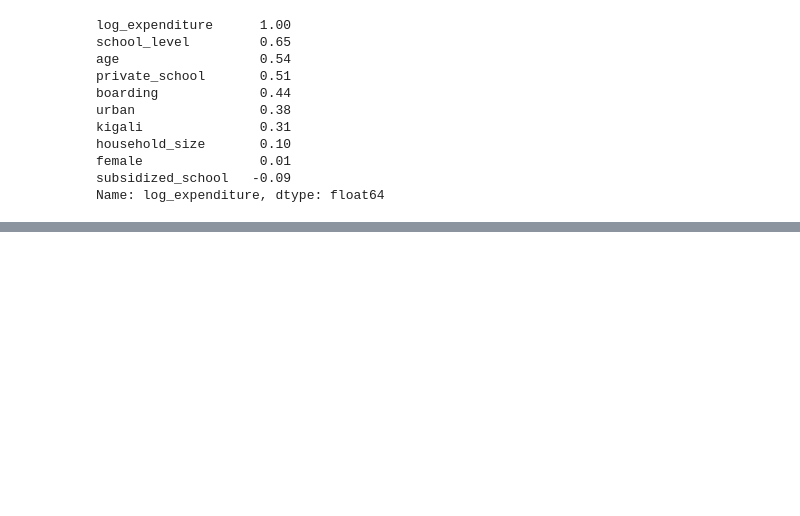
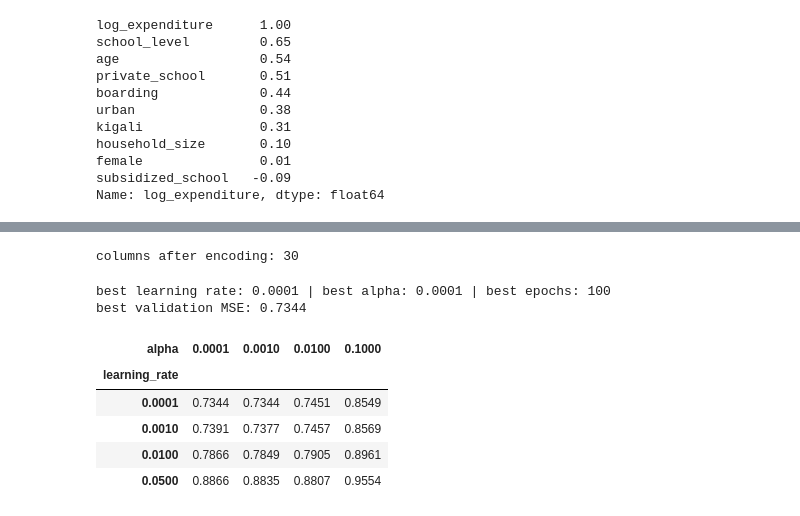
Before and after one commit to BonaneNIYIGENA/linear_regression_model, a Jupyter notebook: summative/linear_regression/multivariate.ipynb, the cells around one changed output, grey strips where cells are left out. Drawn from its saved outputs; the diff is of its cells as text; code cells hidden in the pictures; blank space fills up the shorter version.

```diff
--- a/summative/linear_regression/multivariate.ipynb
+++ b/summative/linear_regression/multivariate.ipynb
@@ -161,0 +199,72 @@ Name: log_expenditure, dtype: float64
+# %%
+from sklearn.compose import ColumnTransformer
+from sklearn.pipeline import Pipeline
+from sklearn.impute import SimpleImputer
+from sklearn.preprocessing import StandardScaler, OneHotEncoder
+
+# categories: fill the missing payer with the most common answer, then one 0/1 column per category
+categories = Pipeline([
+    ("fill", SimpleImputer(strategy="most_frequent")),
+    ("one_hot", OneHotEncoder(handle_unknown="ignore", sparse_output=False)),
+])
+# only the numeric columns are standardized; the 0/1 columns stay 0/1
+preprocessor = ColumnTransformer([
+    ("numbers", StandardScaler(), NUMERIC),
+    ("categories", categories, CATEGORICAL),
+])
+
+x_train_s = preprocessor.fit_transform(x_train)   # learns means, stds and categories from train only
+x_test_s = preprocessor.transform(x_test)
+print("columns after encoding:", x_train_s.shape[1])
+# %% [output]
+columns after encoding: 30
+# %%
+from sklearn.linear_model import SGDRegressor
+from sklearn.metrics import mean_squared_error
+
+# a validation set is cut from the training set, so tuning never looks at the test set
+x_tr, x_val, y_tr, y_val = split_by_household(x_train, y_train, model_data.loc[x_train.index, "hhid"])
+x_tr_s = preprocessor.transform(x_tr)
+x_val_s = preprocessor.transform(x_val)
+
+
+def train_sgd(learning_rate, alpha, epochs, x_a, y_a, x_b, y_b):
+    # one partial_fit call = one epoch; the MSE on both sets is stored after every epoch
+    model = SGDRegressor(learning_rate="constant", eta0=learning_rate, alpha=alpha, random_state=RANDOM_STATE)
+    losses_a, losses_b = [], []
+    for epoch in range(epochs):
+        model.partial_fit(x_a, y_a)
+        losses_a.append(mean_squared_error(y_a, model.predict(x_a)))
+        losses_b.append(mean_squared_error(y_b, model.predict(x_b)))
+    return model, losses_a, losses_b
+# %%
+LEARNING_RATES = [0.0001, 0.001, 0.01, 0.05]
+ALPHAS = [0.0001, 0.001, 0.01, 0.1]
+CHECKPOINTS = [10, 50, 100]
+
+rows = []
+for learning_rate in LEARNING_RATES:
+    for alpha in ALPHAS:
+        _, _, val_losses = train_sgd(learning_rate, alpha, 100, x_tr_s, y_tr, x_val_s, y_val)
+        for epochs in CHECKPOINTS:
+            rows.append({"learning_rate": learning_rate, "alpha": alpha, "epochs": epochs,
+                         "validation_mse": val_losses[epochs - 1]})
+
+tuning = pd.DataFrame(rows)
+best = tuning.loc[tuning["validation_mse"].idxmin()]
+BEST_LR, BEST_ALPHA, BEST_EPOCHS = best["learning_rate"], best["alpha"], int(best["epochs"])
+print("best learning rate:", BEST_LR, "| best alpha:", BEST_ALPHA, "| best epochs:", BEST_EPOCHS)
+print("best validation MSE:", round(best["validation_mse"], 4))
+# %% [output]
+best learning rate: 0.0001 | best alpha: 0.0001 | best epochs: 100
+best validation MSE: 0.7344
+# %%
+# validation MSE after 100 epochs: learning rate (rows) against alpha (columns)
+tuning[tuning["epochs"] == 100].pivot(index="learning_rate", columns="alpha", values="validation_mse").round(4)
+# %% [output]
+| alpha | 0.0001 | 0.0010 | 0.0100 | 0.1000 |
+| learning_rate |  |  |  |  |
+| 0.0001 | 0.7344 | 0.7344 | 0.7451 | 0.8549 |
+| 0.0010 | 0.7391 | 0.7377 | 0.7457 | 0.8569 |
+| 0.0100 | 0.7866 | 0.7849 | 0.7905 | 0.8961 |
+| 0.0500 | 0.8866 | 0.8835 | 0.8807 | 0.9554 |
```
Also changed, not shown: parts of 4 cells of this notebook.
